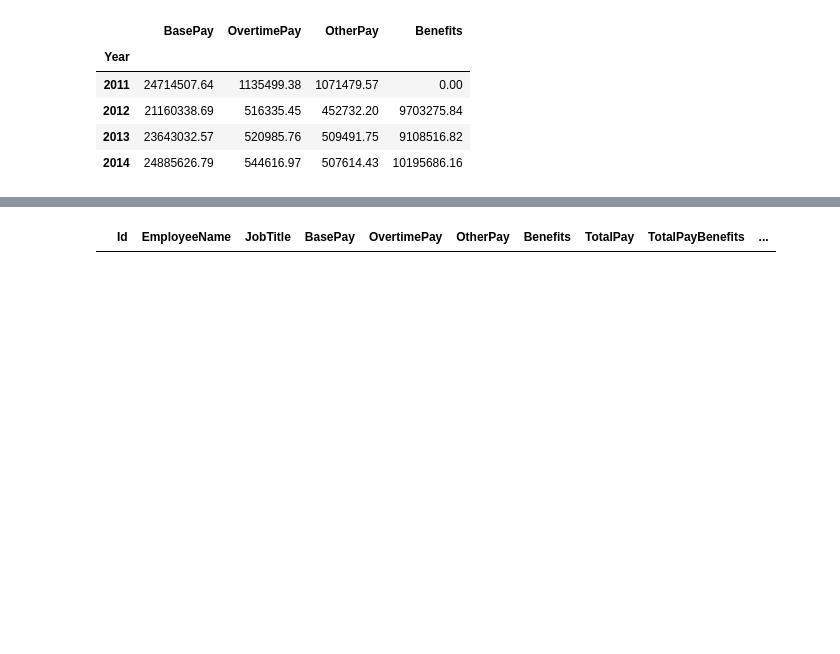
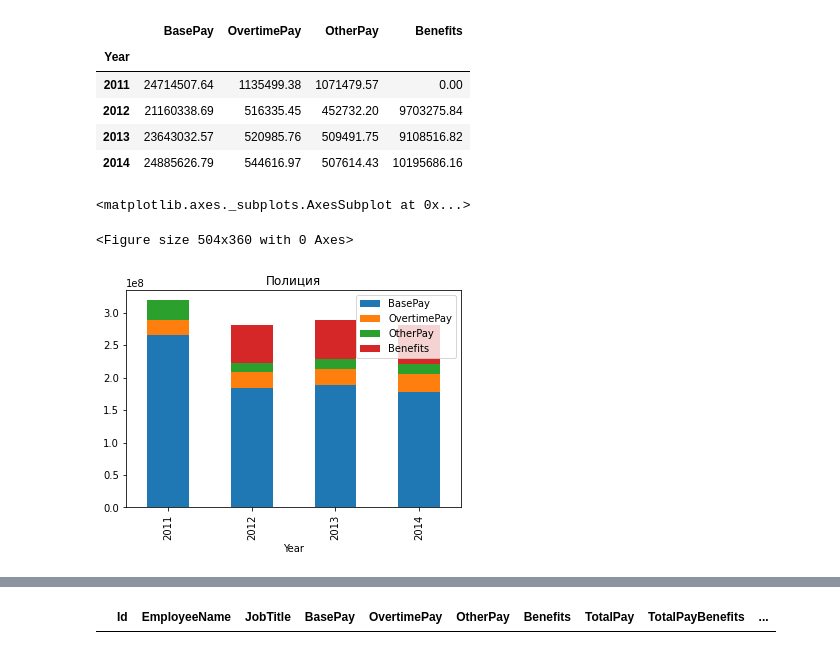
Before and after one commit to EvgenyBelov78/DA1, a Jupyter notebook: Salaries_in_SF.ipynb, the cells around one changed output, grey strips where cells are left out. Drawn from its saved outputs; the diff is of its cells as text; code cells hidden in the pictures; blank space fills up the shorter version.

```diff
--- a/Salaries_in_SF.ipynb
+++ b/Salaries_in_SF.ipynb
@@ -662,3 +654,10 @@ dfmedicine
 | 2012 | 21160338.69 | 516335.45 | 452732.20 | 9703275.84 |
 | 2013 | 23643032.57 | 520985.76 | 509491.75 | 9108516.82 |
 | 2014 | 24885626.79 | 544616.97 | 507614.43 | 10195686.16 |
+# %%
+plt.figure(figsize=(7,5))
+dfpolice.set_index('Year').plot(kind='bar',stacked= True, title='Полиция' )
+# %% [output]
+<matplotlib.axes._subplots.AxesSubplot at 0x...>
+<Figure size 504x360 with 0 Axes>
+[figure, added]
```
Also changed, not shown: parts of 18 cells of this notebook.
